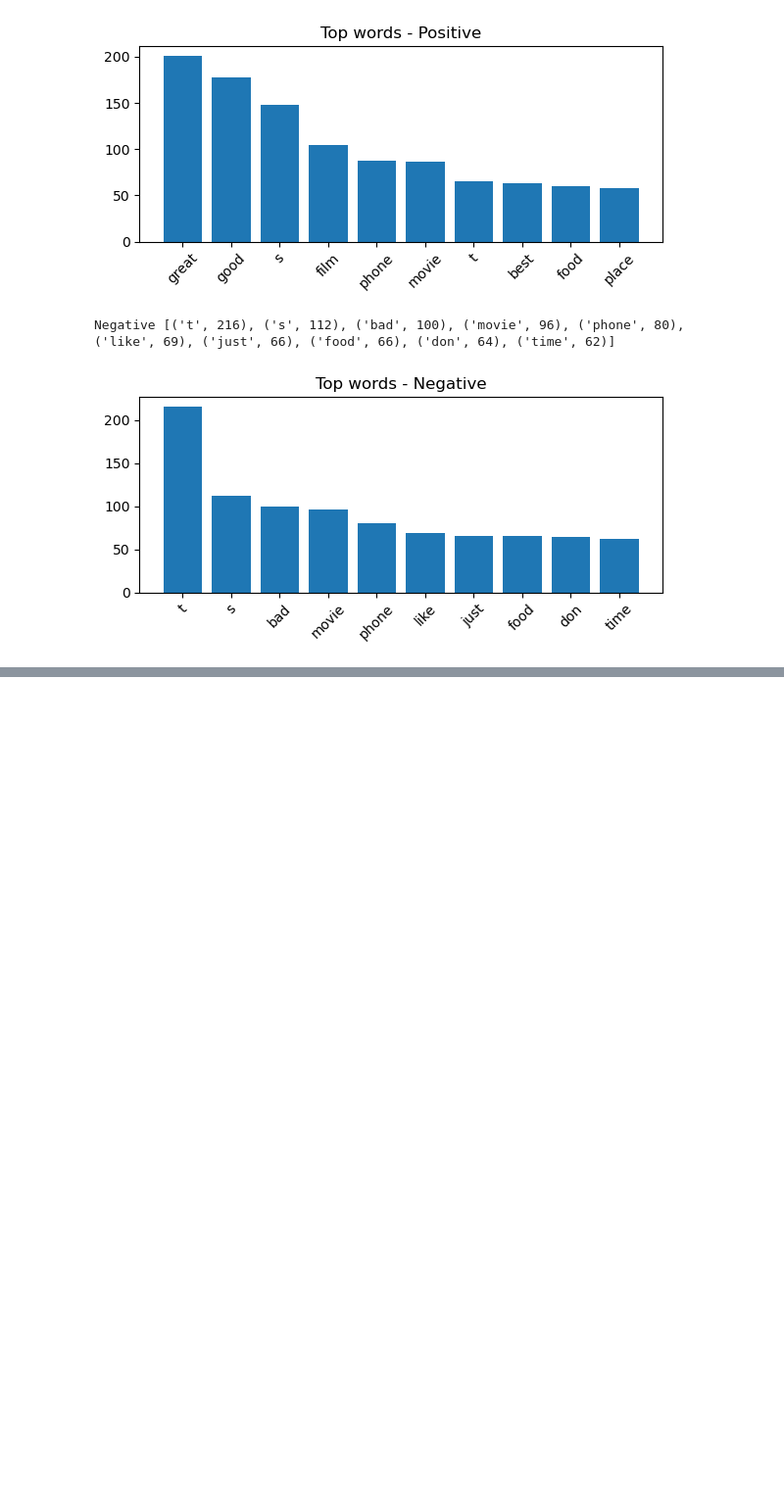
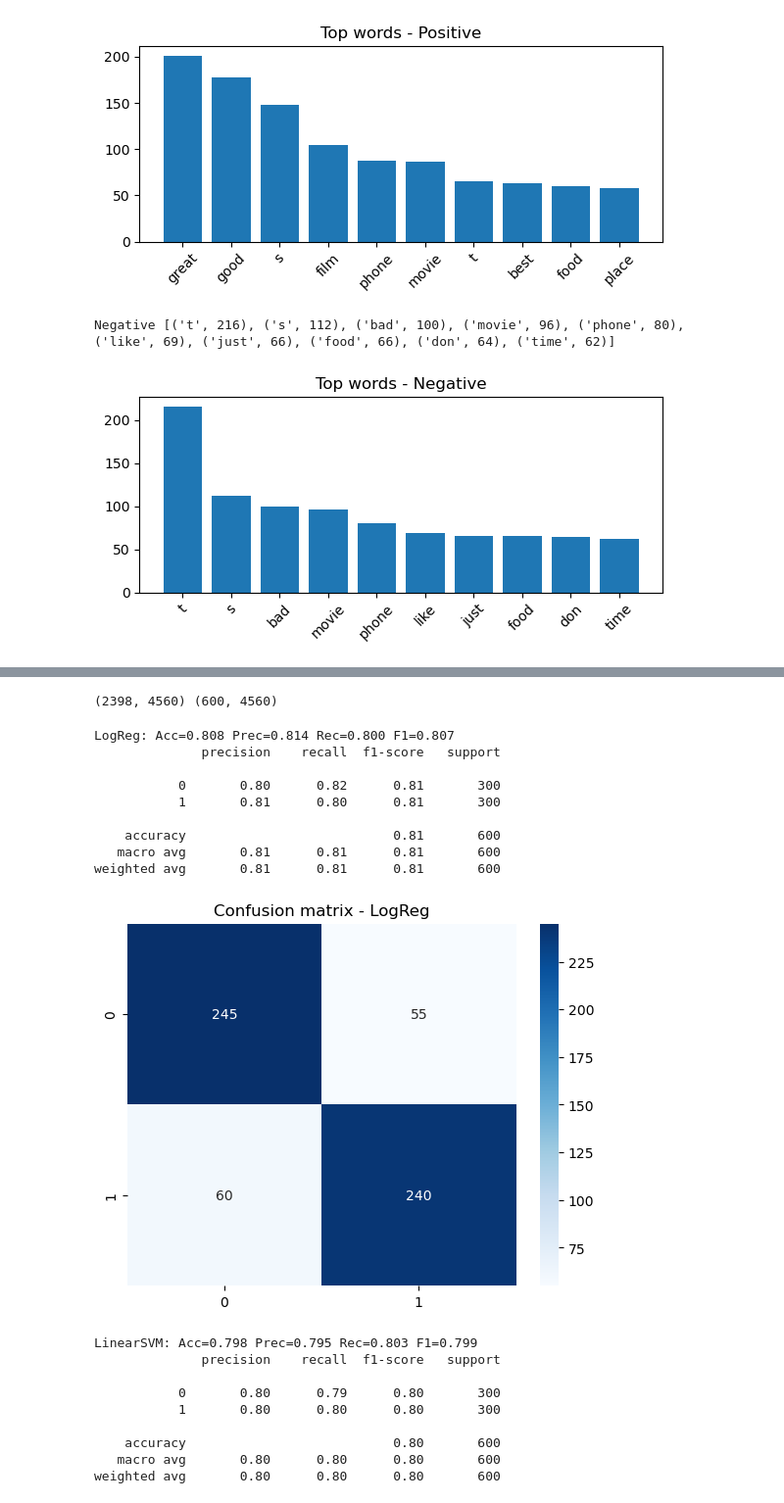
Before and after one commit to hansamali2004/LLM-Practical-Portfolio, a Jupyter notebook: Lab-01-Machine-Learning/Learning/lab01_sentiment.ipynb, the cells around one changed output, grey strips where cells are left out. Shown at 98% size. Cells and saved outputs as stored; diff of their text form; code cells hidden in the pictures; blank space fills up the shorter version.

```diff
--- a/Lab-01-Machine-Learning/Learning/lab01_sentiment.ipynb
+++ b/Lab-01-Machine-Learning/Learning/lab01_sentiment.ipynb
@@ -77,3 +77,19 @@ Positive [('great', 201), ('good', 178), ('s', 148), ('film', 105), ('phone', 88
 [figure]
 Negative [('t', 216), ('s', 112), ('bad', 100), ('movie', 96), ('phone', 80), ('like', 69), ('just', 66), ('food', 66), ('don', 64), ('time', 62)]
 [figure]
+# %%
+def clean(t):
+    t = str(t).lower()
+    t = re.sub(r"[^a-z\s]", " ", t)
+    return re.sub(r"\s+", " ", t).strip()
+
+df = df.dropna(subset=["text", "label"]).reset_index(drop=True)
+df["label"] = pd.to_numeric(df["label"], errors="coerce")
+df = df.dropna(subset=["label"]).reset_index(drop=True)
+df["label"] = df["label"].astype(int)
+df["clean_text"] = df["text"].apply(clean)
+df = df[df.clean_text.str.len() > 0].reset_index(drop=True)
+
+print(df.shape)
+print(df.label.value_counts())
+df[["text", "clean_text"]].sample(5, random_state=1)
@@ -79,0 +108,40 @@ Negative [('t', 216), ('s', 112), ('bad', 100), ('movie', 96), ('phone', 80), ('
+# %%
+X_train, X_test, y_train, y_test = train_test_split(
+    df.clean_text, df.label, test_size=0.2, random_state=42, stratify=df.label)
+
+vec = CountVectorizer(ngram_range=(1, 2), min_df=2)
+Xtr = vec.fit_transform(X_train)
+Xte = vec.transform(X_test)
+print(Xtr.shape, Xte.shape)
+# %% [output]
+(2398, 4560) (600, 4560)
+# %%
+models = {"LogReg": LogisticRegression(max_iter=1000), "LinearSVM": LinearSVC()}
+for name, m in models.items():
+    m.fit(Xtr, y_train)
+    p = m.predict(Xte)
+    print(f"\n{name}: Acc={accuracy_score(y_test,p):.3f} Prec={precision_score(y_test,p):.3f} "
+          f"Rec={recall_score(y_test,p):.3f} F1={f1_score(y_test,p):.3f}")
+    print(classification_report(y_test, p))
+    sns.heatmap(confusion_matrix(y_test, p), annot=True, fmt="d", cmap="Blues")
+    plt.title(f"Confusion matrix - {name}"); plt.show()
+# %% [output]
+LogReg: Acc=0.808 Prec=0.814 Rec=0.800 F1=0.807
+              precision    recall  f1-score   support
+
+           0       0.80      0.82      0.81       300
+           1       0.81      0.80      0.81       300
+
+    accuracy                           0.81       600
+   macro avg       0.81      0.81      0.81       600
+weighted avg       0.81      0.81      0.81       600
+[figure, added]
+LinearSVM: Acc=0.798 Prec=0.795 Rec=0.803 F1=0.799
+              precision    recall  f1-score   support
+
+           0       0.80      0.79      0.80       300
+           1       0.80      0.80      0.80       300
+
+    accuracy                           0.80       600
+   macro avg       0.80      0.80      0.80       600
+weighted avg       0.80      0.80      0.80       600
```
Also changed, not shown: parts of 3 cells of this notebook.
